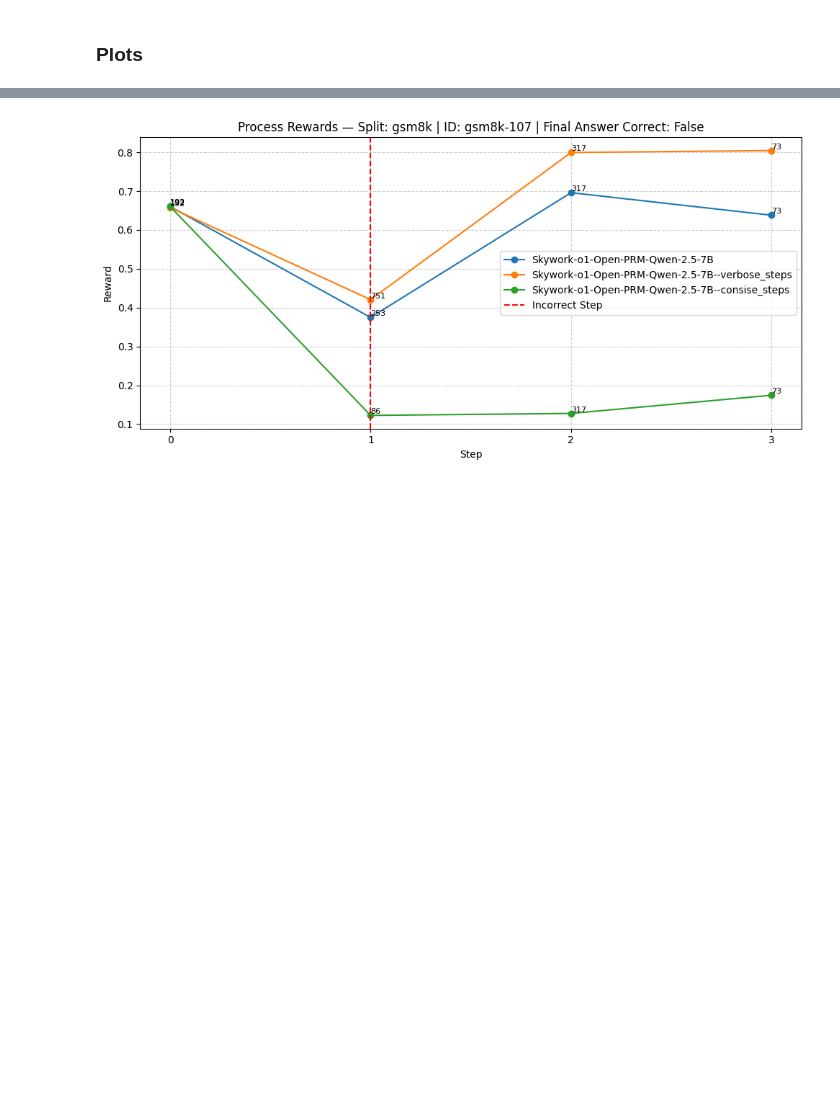
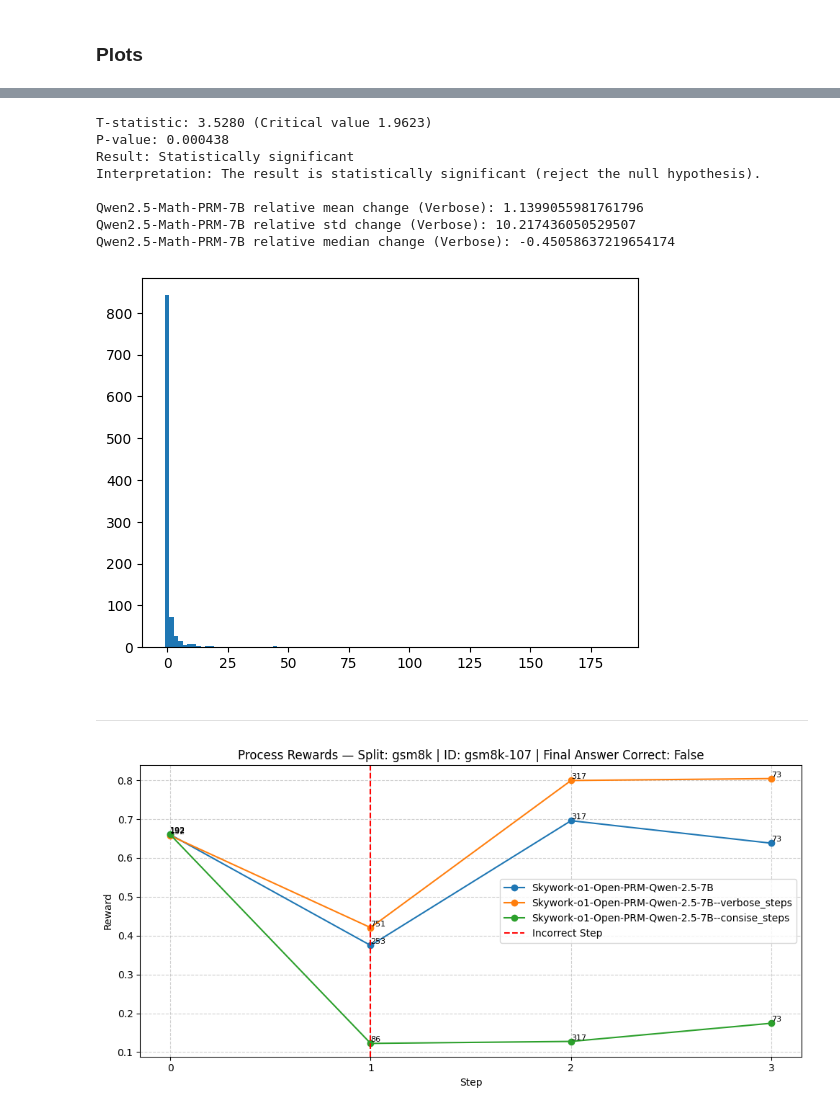
Before and after one commit to rishabh-16/prm-attack, a Jupyter notebook: processbench_analysis.ipynb, the cells around one changed output, grey strips where cells are left out. Saved outputs shown, nothing was run; the diff lists cells and outputs as text; code cells hidden in the pictures; blank space fills up the shorter version.

```diff
--- a/processbench_analysis.ipynb
+++ b/processbench_analysis.ipynb
@@ -148,3 +257,29 @@ plt.plot()
+# %%
+relative_verbose_qwen_prm = (verbose_steps_qwen_prm-steps_qwen_prm)/steps_qwen_prm
+
+mean_change_verbose_qwen_prm = np.mean(relative_verbose_qwen_prm)
+std_verbose_qwen_prm = np.std(relative_verbose_qwen_prm)
+statistical_test(mean_change_verbose_qwen_prm, std_verbose_qwen_prm)
+print()
+
+print("Qwen2.5-Math-PRM-7B relative mean change (Verbose):", mean_change_verbose_qwen_prm)
+print("Qwen2.5-Math-PRM-7B relative std change (Verbose):", std_verbose_qwen_prm)
+print("Qwen2.5-Math-PRM-7B relative median change (Verbose):",np.median(relative_verbose_qwen_prm))
+plt.hist(relative_verbose_qwen_prm, bins=100)
+plt.plot()
+print()
+# %% [output]
+T-statistic: 3.5280 (Critical value 1.9623)
+P-value: 0.000438
+Result: Statistically significant
+Interpretation: The result is statistically significant (reject the null hypothesis).
+
+Qwen2.5-Math-PRM-7B relative mean change (Verbose): 1.1399055981761796
+Qwen2.5-Math-PRM-7B relative std change (Verbose): 10.217436050529507
+Qwen2.5-Math-PRM-7B relative median change (Verbose): -0.45058637219654174
+[figure, added]
+# %% [markdown]
+---
 # %%
 import matplotlib.pyplot as plt
 
```
Also changed, not shown: parts of 9 cells of this notebook.
